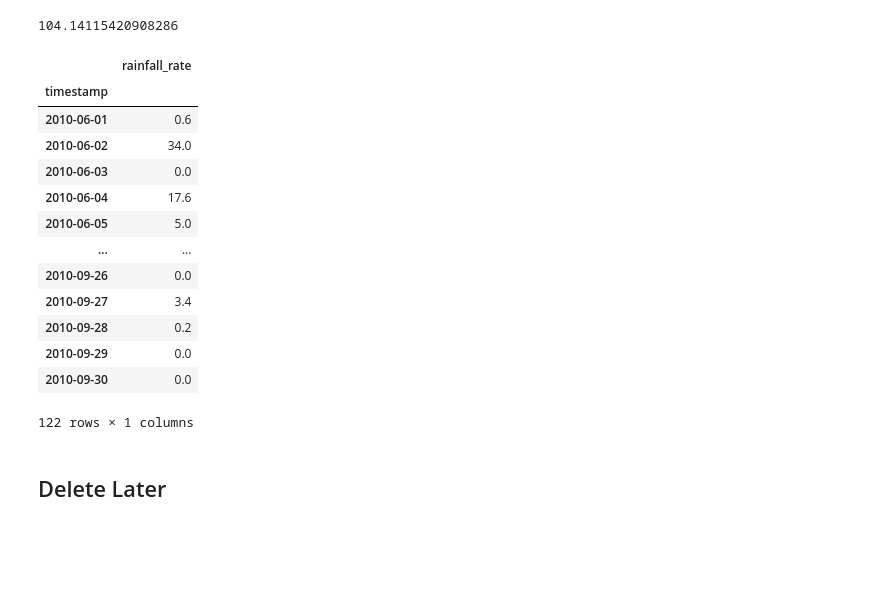
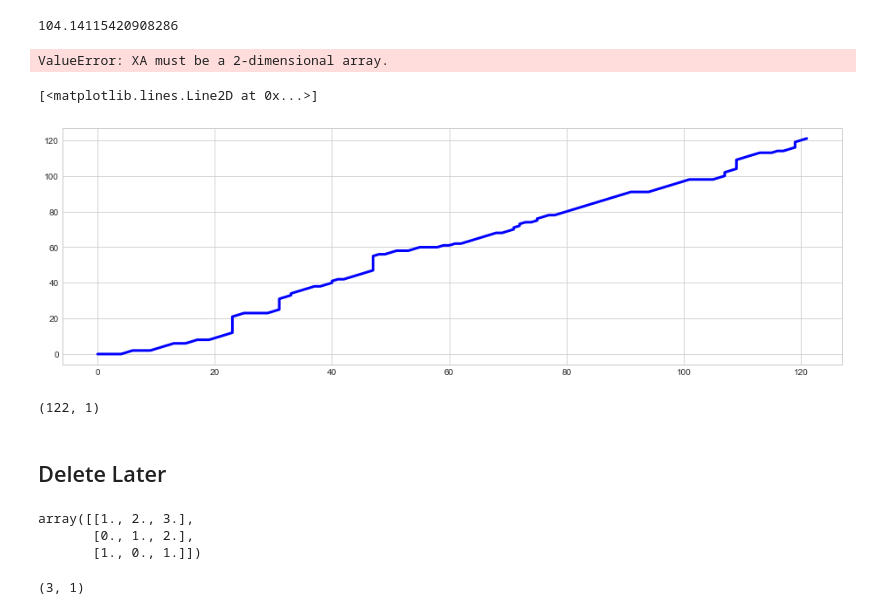
Before and after one commit to dsaharia/PRAT-Rainfall, a Jupyter notebook: imager-rainfall/01_Singapore_prat.ipynb, the cells around one changed output. Drawn from its saved outputs; the diff is of its cells as text; code cells hidden in the pictures; blank space fills up the shorter version.

```diff
--- a/imager-rainfall/01_Singapore_prat.ipynb
+++ b/imager-rainfall/01_Singapore_prat.ipynb
@@ -421,23 +421,20 @@ sim_gauge
 DTW similarity score between PRAT and gauge station is 104.14115420908286
 DTW similarity score between PRAT and GPM is 301.54917684163183
 104.14115420908286
+# %%
+cdist(monsoon_prat['rainfall_rate'], monsoon_gauge['rainfall_rate'])
+# %% [output]
+ValueError: XA must be a 2-dimensional array.
+# %%
+path_g, sim_g = metrics.dtw_path(monsoon_prat['rainfall_rate'], monsoon_gauge['rainfall_rate'])
+plt.plot([j for (i, j) in path_g], [i for (i, j) in path_g], "b-",linewidth=3.)
+# %% [output]
+[<matplotlib.lines.Line2D at 0x...>]
+[figure, added]
 # %%
-monsoon_prat
+monsoon_prat.shape
 # %% [output]
-|  | rainfall_rate |
-| timestamp |  |
-| 2010-06-01 | 0.6 |
-| 2010-06-02 | 34.0 |
-| 2010-06-03 | 0.0 |
-| 2010-06-04 | 17.6 |
-| 2010-06-05 | 5.0 |
-| ... | ... |
-| 2010-09-26 | 0.0 |
-| 2010-09-27 | 3.4 |
-| 2010-09-28 | 0.2 |
-| 2010-09-29 | 0.0 |
-| 2010-09-30 | 0.0 |
-122 rows × 1 columns
+(122, 1)
 # %% [markdown]
 ## Delete Later
 # %%
@@ -447,3 +444,13 @@ monsoon_prat
 # daily_statistics_df['daily_mean_rate'] = rainfall_df.rainfall_rate.resample('D').mean()
 # monthly_statistics_df['monthly_total_rate'] = rainfall_df.rainfall_rate.resample('M').sum()
 # monthly_statistics_df['monthly_mean_rate'] = rainfall_df.rainfall_rate.resample('M').mean()
+# %%
+cdist(np.array([1,2,3]).reshape(-1, 1), np.array([2,3,4]).reshape(-1, 1))
+# %% [output]
+array([[1., 2., 3.],
+       [0., 1., 2.],
+       [1., 0., 1.]])
+# %%
+np.array([1,2,3]).reshape(-1, 1).shape
+# %% [output]
+(3, 1)
```
Also changed, not shown: parts of 1 cell of this notebook.
